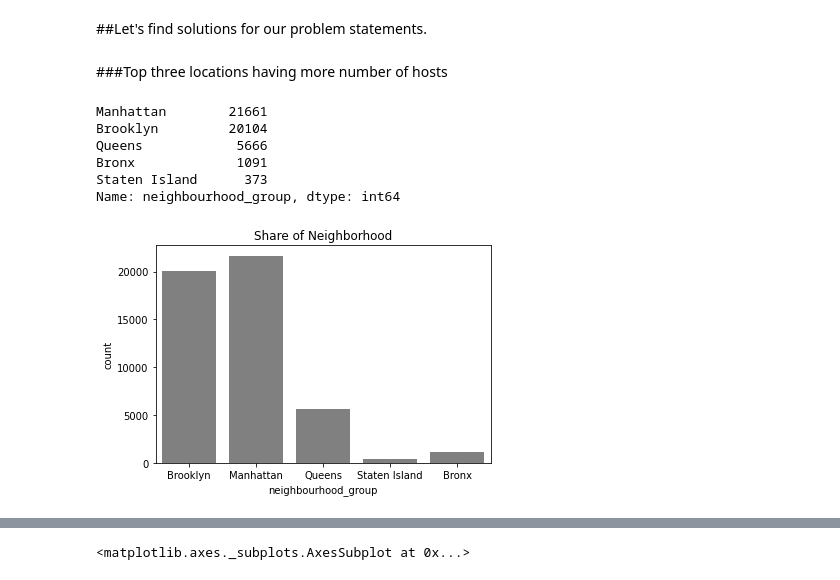
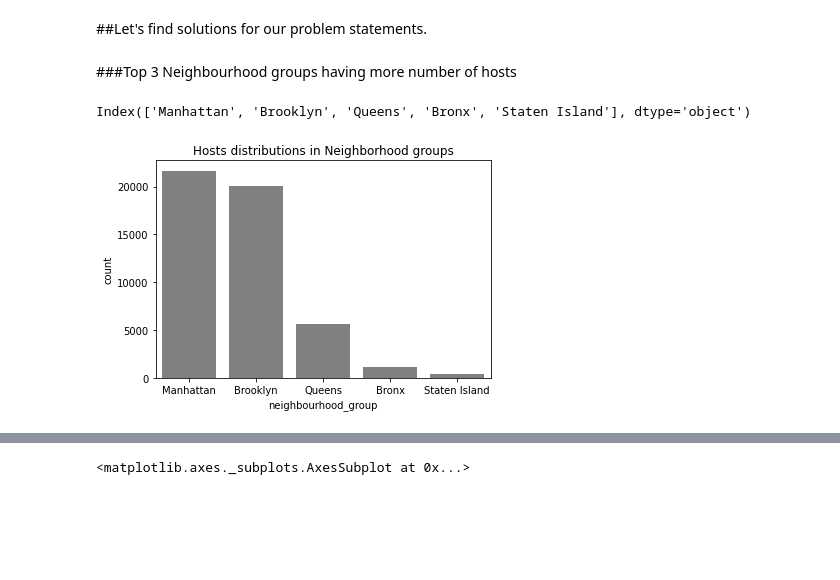
Before and after one commit to Mohamed-Harish-M-123/Capstone-Project-I, a Jupyter notebook: Airbnb_booking_analysis.ipynb, the cells around one changed output, grey strips where cells are left out. Saved outputs shown, nothing was run; the diff lists cells and outputs as text; code cells hidden in the pictures; blank space fills up the shorter version.

```diff
--- a/Airbnb_booking_analysis.ipynb
+++ b/Airbnb_booking_analysis.ipynb
@@ -224,24 +224,22 @@ dtype: int64
 # %% [markdown]
 ##Let's find solutions for our problem statements.
 # %% [markdown]
-###Top three locations having more number of hosts
+###Top 3 Neighbourhood groups having more number of hosts
 # %%
 # Now count the occurence of each neighbourhood_group in our dataset
 
-neighbourhood_groupOccurence = airbnbCopy["neighbourhood_group"].value_counts()
+neighbourhood_groupOccurence = airbnbCopy["neighbourhood_group"].value_counts().index
 
 print(neighbourhood_groupOccurence)
 # %% [output]
-Manhattan        21661
-Brooklyn         20104
-Queens            5666
-Bronx             1091
-Staten Island      373
-Name: neighbourhood_group, dtype: int64
+Index(['Manhattan', 'Brooklyn', 'Queens', 'Bronx', 'Staten Island'], dtype='object')
-# %%
-neighbourhoodCount = sns.countplot(x ='neighbourhood_group', color = 'gray', data = airbnbCopy)
-neighbourhoodCount.set_title('Share of Neighborhood')
-plt.show()
-# %% [output]
-[figure, removed]
+# %%
+# Visualize the host counts under different neighbourhood groups using Count plot from seaborn library.
+# Why countplot ? As we are plotting host counts under the various neighbourhood groups.
+
+neighbourhoodCount = sns.countplot(x ='neighbourhood_group', color = 'gray', data = airbnbCopy, order = neighbourhood_groupOccurence)
+neighbourhoodCount.set_title('Hosts distributions in Neighborhood groups')
+plt.show()
+# %% [output]
+[figure, added]
 # %% [markdown]
```
Also changed, not shown: parts of 17 cells of this notebook.
